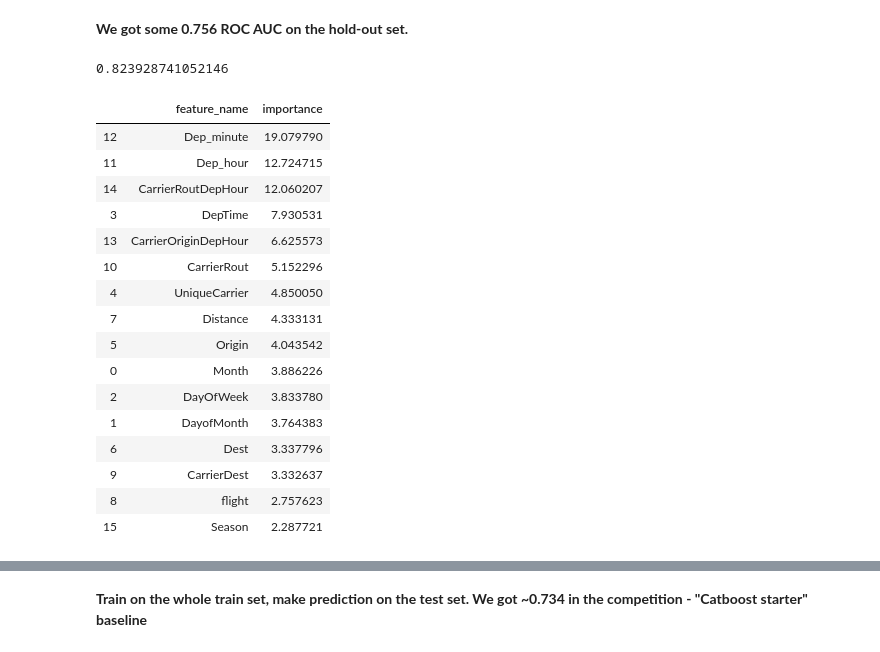
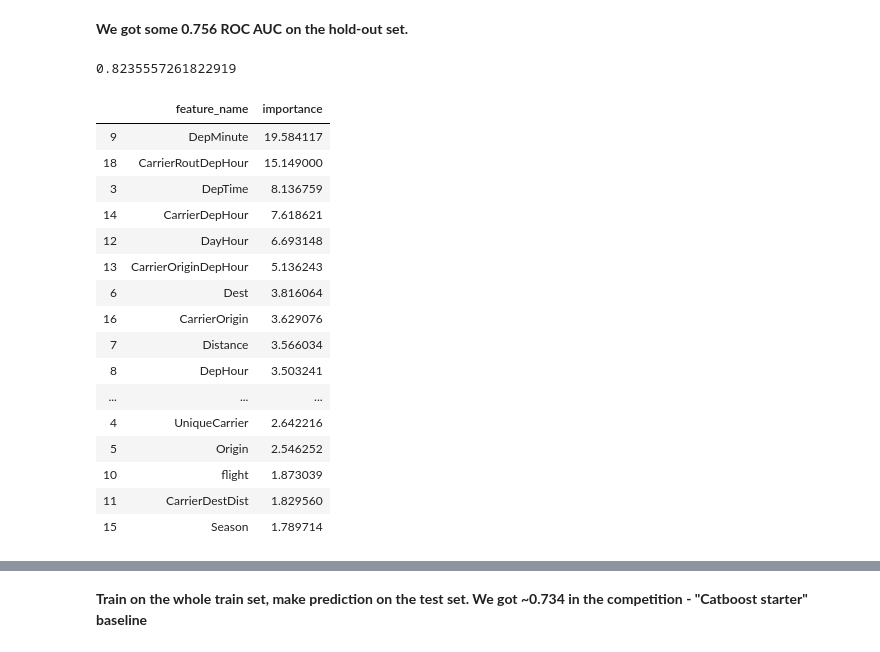
Before and after one commit to koolvn/mlcourse.ai, a Jupyter notebook: competitions/mlcourse.ai. Fall 2019. Catboost starter.ipynb, the cells around one changed output, grey strips where cells are left out. Drawn from its saved outputs; the diff is of its cells as text; code cells hidden in the pictures.

Commit message:
Flight Delay competition

```diff
--- a/competitions/mlcourse.ai. Fall 2019. Catboost starter.ipynb
+++ b/competitions/mlcourse.ai. Fall 2019. Catboost starter.ipynb
@@ -314,7 +329,7 @@ ctb = CatBoostClassifier(random_seed=17,
                          task_type="GPU",
                          devices="0",
                          border_count=254,
-                         iterations=1500)
+                         iterations=500)
 # %%
 %%time
 ctb.fit(X_train_part, y_train_part,
@@ -326,30 +341,29 @@ Wall time: 8min 23s
 ctb_valid_pred = ctb.predict_proba(X_valid)[:, 1]
 # %% [markdown]
 **We got some 0.756 ROC AUC on the hold-out set.**
-# %%
-roc_auc_score(y_valid, ctb_valid_pred)
-# %% [output]
-0.823928741052146
 # %%
+auc1 = roc_auc_score(y_valid, ctb_valid_pred)
+print(auc1)
 df = pd.DataFrame({'feature_name': train_df.drop('dep_delayed_15min', axis=1).columns,
                    'importance': ctb.feature_importances_})
 
 df.sort_values(by='importance', ascending=False)
 # %% [output]
+0.8235557261822919
 |  | feature_name | importance |
-| 12 | Dep_minute | 19.079790 |
-| 11 | Dep_hour | 12.724715 |
-| 14 | CarrierRoutDepHour | 12.060207 |
-| 3 | DepTime | 7.930531 |
-| 13 | CarrierOriginDepHour | 6.625573 |
-| 10 | CarrierRout | 5.152296 |
-| 4 | UniqueCarrier | 4.850050 |
-| 7 | Distance | 4.333131 |
-| 5 | Origin | 4.043542 |
-| 0 | Month | 3.886226 |
-| 2 | DayOfWeek | 3.833780 |
-| 1 | DayofMonth | 3.764383 |
-| 6 | Dest | 3.337796 |
-| 9 | CarrierDest | 3.332637 |
-| 8 | flight | 2.757623 |
-| 15 | Season | 2.287721 |
+| 9 | DepMinute | 19.584117 |
+| 18 | CarrierRoutDepHour | 15.149000 |
+| 3 | DepTime | 8.136759 |
+| 14 | CarrierDepHour | 7.618621 |
+| 12 | DayHour | 6.693148 |
+| 13 | CarrierOriginDepHour | 5.136243 |
+| 6 | Dest | 3.816064 |
+| 16 | CarrierOrigin | 3.629076 |
+| 7 | Distance | 3.566034 |
+| 8 | DepHour | 3.503241 |
+| ... | ... | ... |
+| 4 | UniqueCarrier | 2.642216 |
+| 5 | Origin | 2.546252 |
+| 10 | flight | 1.873039 |
+| 11 | CarrierDestDist | 1.829560 |
+| 15 | Season | 1.789714 |
```
Also changed, not shown: parts of 15 cells of this notebook.
